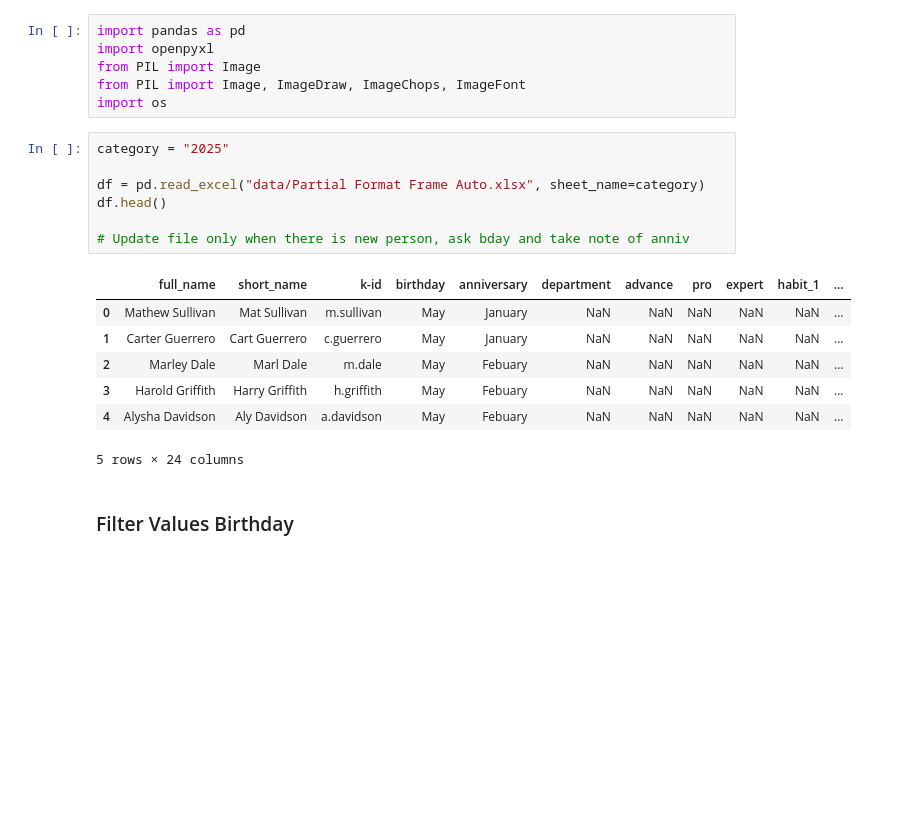
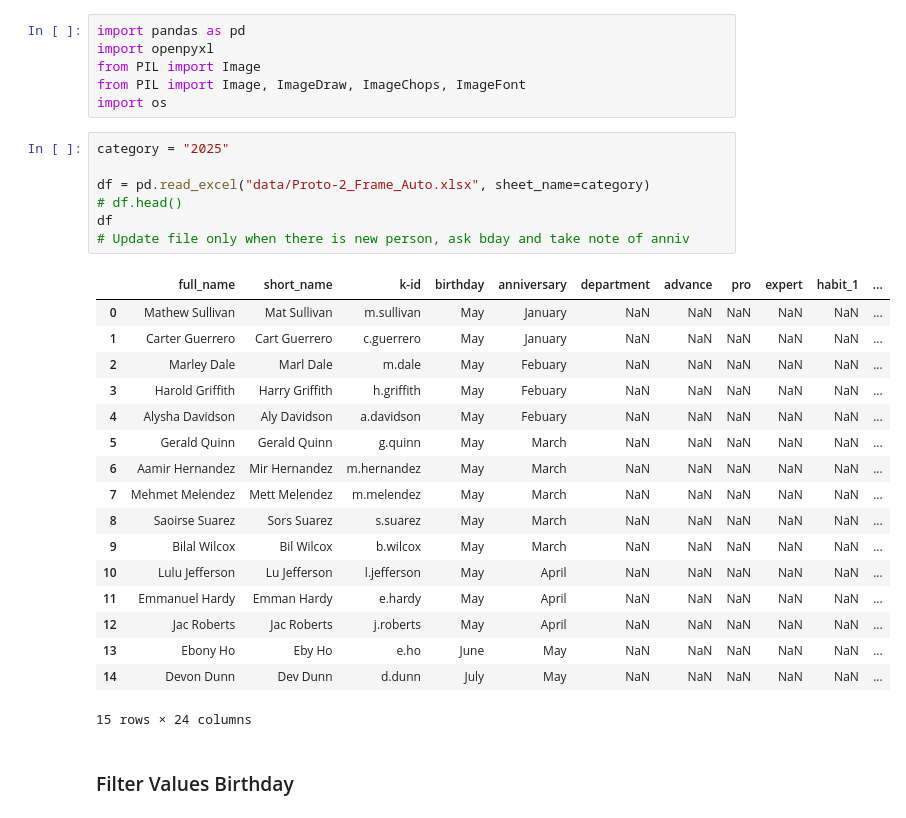
Before and after one commit to VinceValmeo/FrameAuto, a Jupyter notebook: frame-auto.ipynb, the cells around one changed output. Drawn from its saved outputs; the diff is of its cells as text; blank space fills up the shorter version.

Commit message:
working proto 3

```diff
--- a/frame-auto.ipynb
+++ b/frame-auto.ipynb
@@ -9,18 +9,28 @@ import os
 # %%
 category = "2025"
 
-df = pd.read_excel("data/Partial Format Frame Auto.xlsx", sheet_name=category)
-df.head()
-
+df = pd.read_excel("data/Proto-2_Frame_Auto.xlsx", sheet_name=category)
+# df.head()
+df
 # Update file only when there is new person, ask bday and take note of anniv
 # %% [output]
 |  | full_name | short_name | k-id | birthday | anniversary | department | advance | pro | expert | habit_1 | ... |
 | 0 | Mathew Sullivan | Mat Sullivan | m.sullivan | May | January | NaN | NaN | NaN | NaN | NaN | ... |
 | 1 | Carter Guerrero | Cart Guerrero | c.guerrero | May | January | NaN | NaN | NaN | NaN | NaN | ... |
 | 2 | Marley Dale | Marl Dale | m.dale | May | Febuary | NaN | NaN | NaN | NaN | NaN | ... |
 | 3 | Harold Griffith | Harry Griffith | h.griffith | May | Febuary | NaN | NaN | NaN | NaN | NaN | ... |
 | 4 | Alysha Davidson | Aly Davidson | a.davidson | May | Febuary | NaN | NaN | NaN | NaN | NaN | ... |
+| 5 | Gerald Quinn | Gerald Quinn | g.quinn | May | March | NaN | NaN | NaN | NaN | NaN | ... |
+| 6 | Aamir Hernandez | Mir Hernandez | m.hernandez | May | March | NaN | NaN | NaN | NaN | NaN | ... |
+| 7 | Mehmet Melendez | Mett Melendez | m.melendez | May | March | NaN | NaN | NaN | NaN | NaN | ... |
+| 8 | Saoirse Suarez | Sors Suarez | s.suarez | May | March | NaN | NaN | NaN | NaN | NaN | ... |
+| 9 | Bilal Wilcox | Bil Wilcox | b.wilcox | May | March | NaN | NaN | NaN | NaN | NaN | ... |
+| 10 | Lulu Jefferson | Lu Jefferson | l.jefferson | May | April | NaN | NaN | NaN | NaN | NaN | ... |
+| 11 | Emmanuel Hardy | Emman Hardy | e.hardy | May | April | NaN | NaN | NaN | NaN | NaN | ... |
+| 12 | Jac Roberts | Jac Roberts | j.roberts | May | April | NaN | NaN | NaN | NaN | NaN | ... |
+| 13 | Ebony Ho | Eby Ho | e.ho | June | May | NaN | NaN | NaN | NaN | NaN | ... |
+| 14 | Devon Dunn | Dev Dunn | d.dunn | July | May | NaN | NaN | NaN | NaN | NaN | ... |
-5 rows × 24 columns
+15 rows × 24 columns
 # %% [markdown]
 ### Filter Values Birthday
 # %%
```
Also changed, not shown: parts of 12 cells of this notebook, 24 other files.
